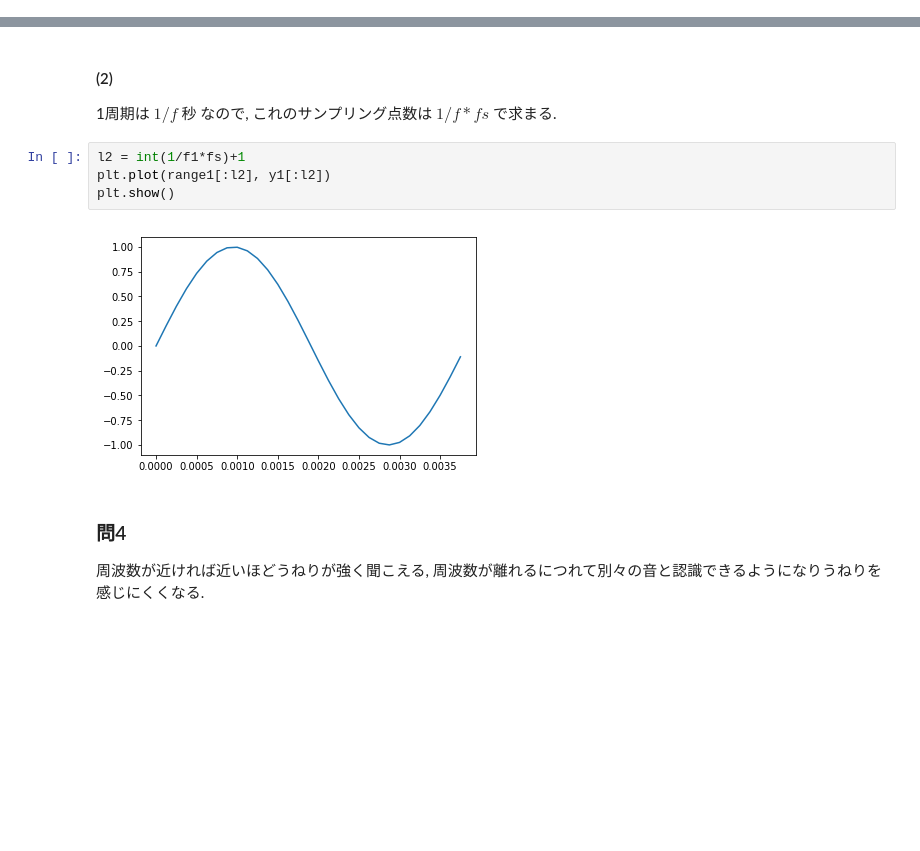
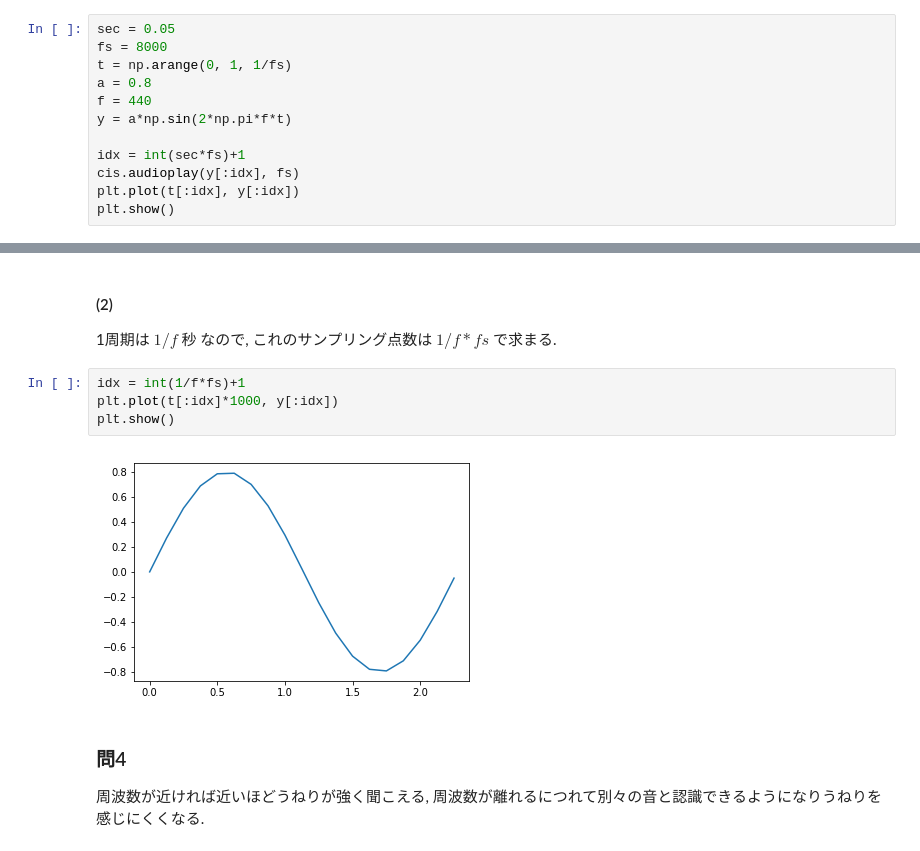
Before and after one commit to fumuumuf/train-dsp, a Jupyter notebook: work/chap01/chap01_章末問題.ipynb, the cells around one changed output, grey strips where cells are left out. Saved outputs shown, nothing was run; the diff lists cells and outputs as text; blank space fills up the shorter version.

```diff
--- a/work/chap01/chap01_章末問題.ipynb
+++ b/work/chap01/chap01_章末問題.ipynb
@@ -75,0 +70,12 @@ cis.audioplay(y1[:l2], fs)
+# %%
+sec = 0.05
+fs = 8000
+t = np.arange(0, 1, 1/fs)
+a = 0.8
+f = 440
+y = a*np.sin(2*np.pi*f*t)
+
+idx = int(sec*fs)+1
+cis.audioplay(y[:idx], fs)
+plt.plot(t[:idx], y[:idx])
+plt.show()
@@ -77,11 +86,11 @@ cis.audioplay(y1[:l2], fs)
 #### (2)
 1周期は $1/f$ 秒 なので, これのサンプリング点数は $1/f*fs$ で求まる.
 # %%
-l2 = int(1/f1*fs)+1
-plt.plot(range1[:l2], y1[:l2])
+idx = int(1/f*fs)+1
+plt.plot(t[:idx]*1000, y[:idx])
 plt.show()
 # %% [output]
-[figure, old version]
+[figure, new version]
 # %% [markdown]
 ### 問4
 
```
Also changed, not shown: parts of 11 cells of this notebook, 1 other file.
